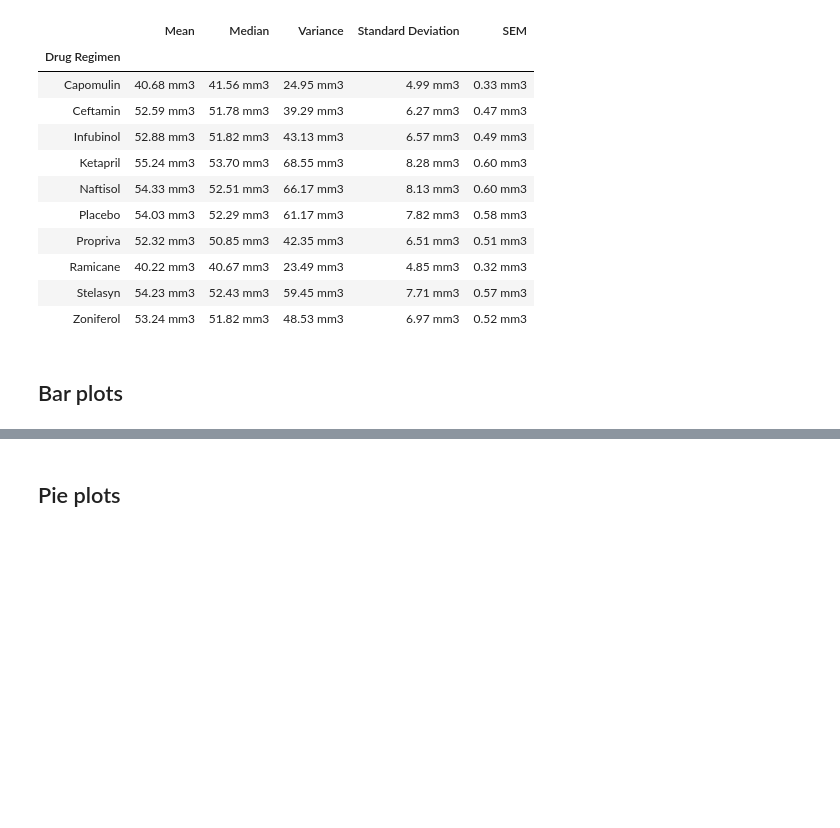
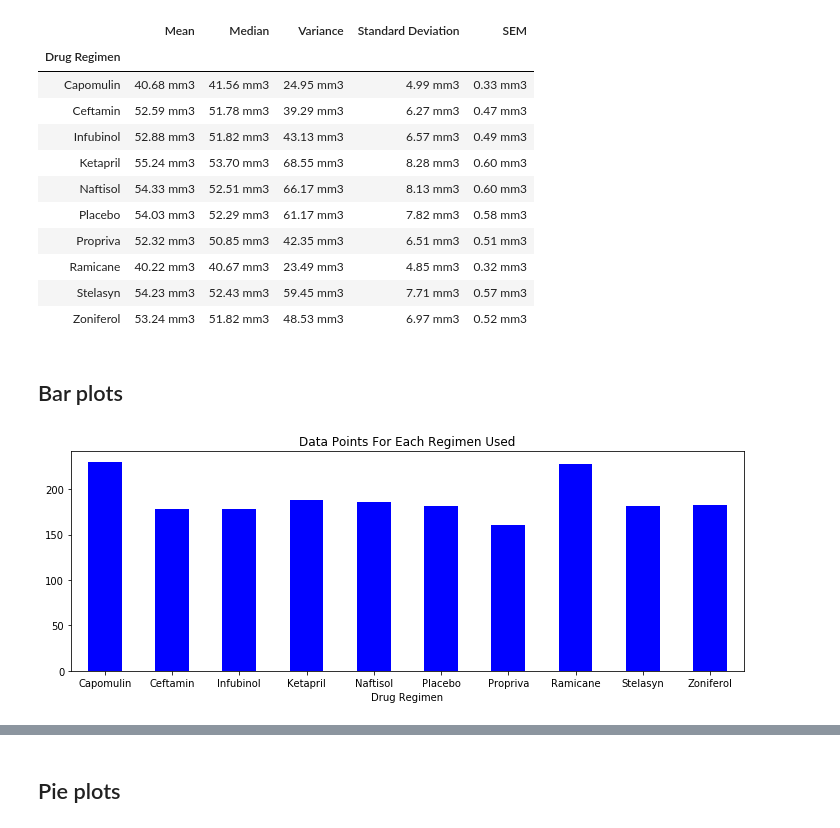
Before and after one commit to ashwinabraham34/Matplotlib-project, a Jupyter notebook: pymaceuticals_starter.ipynb, the cells around one changed output, grey strips where cells are left out. Drawn from its saved outputs; the diff is of its cells as text; code cells hidden in the pictures; blank space fills up the shorter version.

```diff
--- a/pymaceuticals_starter.ipynb
+++ b/pymaceuticals_starter.ipynb
@@ -40,7 +43,7 @@ mouse_data
 ## Summary statistics
 # %%
 # Generate a summary statistics table of mean, median, variance, standard deviation, and SEM of the tumor volume for each regimen
-drug_regimen=df = mouse_data.groupby('Drug Regimen')
+drug_regimen= mouse_data.groupby('Drug Regimen')
 mean_volume=drug_regimen['Tumor Volume (mm3)'].mean()
 median_volume=drug_regimen['Tumor Volume (mm3)'].median()
 var_volume=drug_regimen['Tumor Volume (mm3)'].var()
@@ -55,11 +58,11 @@ summary_statistics=df=pd.DataFrame(
     'SEM':sem_volume
 }
 )
-summary_statistics['Mean']=summary_statistics['Mean'].map("{:.2f}".format)
-summary_statistics['Median']=summary_statistics['Median'].map("{:,.2f}".format)
-summary_statistics['Variance']=summary_statistics['Variance'].map("{:,.2f}".format)
-summary_statistics['Standard Deviation']=summary_statistics['Standard Deviation'].map("{:,.2f}".format)
-summary_statistics['SEM']=summary_statistics['SEM'].map("{:,.2f}".format)
+summary_statistics['Mean']=summary_statistics['Mean'].map("{:.2f} mm3".format)
+summary_statistics['Median']=summary_statistics['Median'].map("{:,.2f} mm3".format)
+summary_statistics['Variance']=summary_statistics['Variance'].map("{:,.2f} mm3".format)
+summary_statistics['Standard Deviation']=summary_statistics['Standard Deviation'].map("{:,.2f} mm3".format)
+summary_statistics['SEM']=summary_statistics['SEM'].map("{:,.2f} mm3".format)
 summary_statistics
 # %% [output]
 |  | Mean | Median | Variance | Standard Deviation | SEM |
@@ -78,3 +81,11 @@ summary_statistics
 ## Bar plots
 # %%
 # Generate a bar plot showing number of data points for each treatment regimen using pandas
+data_points=drug_regimen['Mouse ID'].count()
+data_points.plot(kind="bar", figsize=(10,4), facecolor="blue", rot=0)
+plt.title('Data Points For Each Regimen Used')
+
+plt.tight_layout()
+plt.show()
+# %% [output]
+[figure, added]
```
Also changed, not shown: parts of 5 cells of this notebook.
